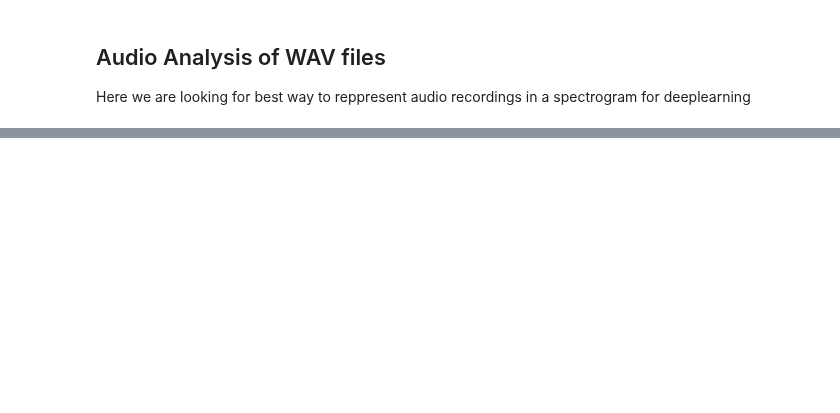
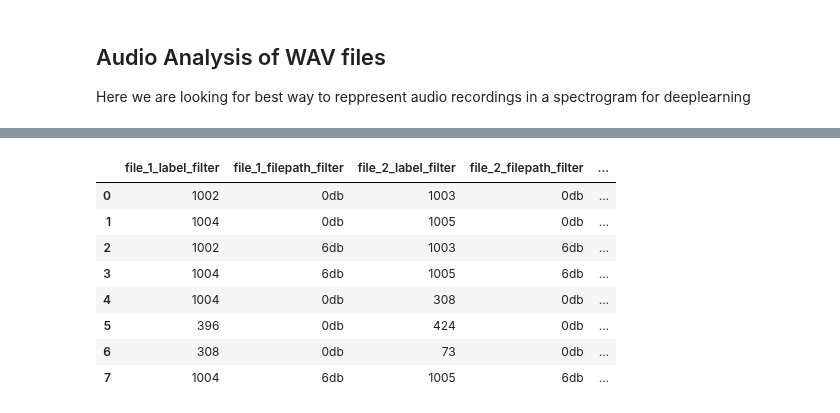
Before and after one commit to SensingClues/serval, a Jupyter notebook: serval/00-01-03-Audio-Combine-Wavfiles.ipynb, the cells around one changed output, grey strips where cells are left out. Cells and saved outputs as stored; diff of their text form; code cells hidden in the pictures; blank space fills up the shorter version.

```diff
--- a/serval/00-01-03-Audio-Combine-Wavfiles.ipynb
+++ b/serval/00-01-03-Audio-Combine-Wavfiles.ipynb
@@ -47,15 +52,25 @@ target_resampled_wav_folder               = project_data_folder + "/wav_samples"
 # %%
 # Load selected wav samples from csv
 df_combinations = pd.read_csv(input_wav_samples_to_combine_filepath, sep=";")
 
 # Load all available wav samples from csv
-df_samples = pd.read_csv(target_resampled_wav_samples, sep=";")
+df_samples = pd.read_csv(input_resampled_wav_samples, sep=";")
 
 # Write backup csv back to disk
-df_samples.to_csv(target_resampled_wav_samples_backup, sep=";", index=False)
+#df_samples.to_csv(target_resampled_wav_samples_backup, sep=";", index=False)
 
 # Print
 display(df_combinations)
+# %% [output]
+|  | file_1_label_filter | file_1_filepath_filter | file_2_label_filter | file_2_filepath_filter | ... |
+| 0 | 1002 | 0db | 1003 | 0db | ... |
+| 1 | 1004 | 0db | 1005 | 0db | ... |
+| 2 | 1002 | 6db | 1003 | 6db | ... |
+| 3 | 1004 | 6db | 1005 | 6db | ... |
+| 4 | 1004 | 0db | 308 | 0db | ... |
+| 5 | 396 | 0db | 424 | 0db | ... |
+| 6 | 308 | 0db | 73 | 0db | ... |
+| 7 | 1004 | 6db | 1005 | 6db | ... |
 # %%
 # RESAMPLE 16 bit 16 kHz mono
 import numpy as np
```
Also changed, not shown: parts of 4 cells of this notebook, 34 other files.
